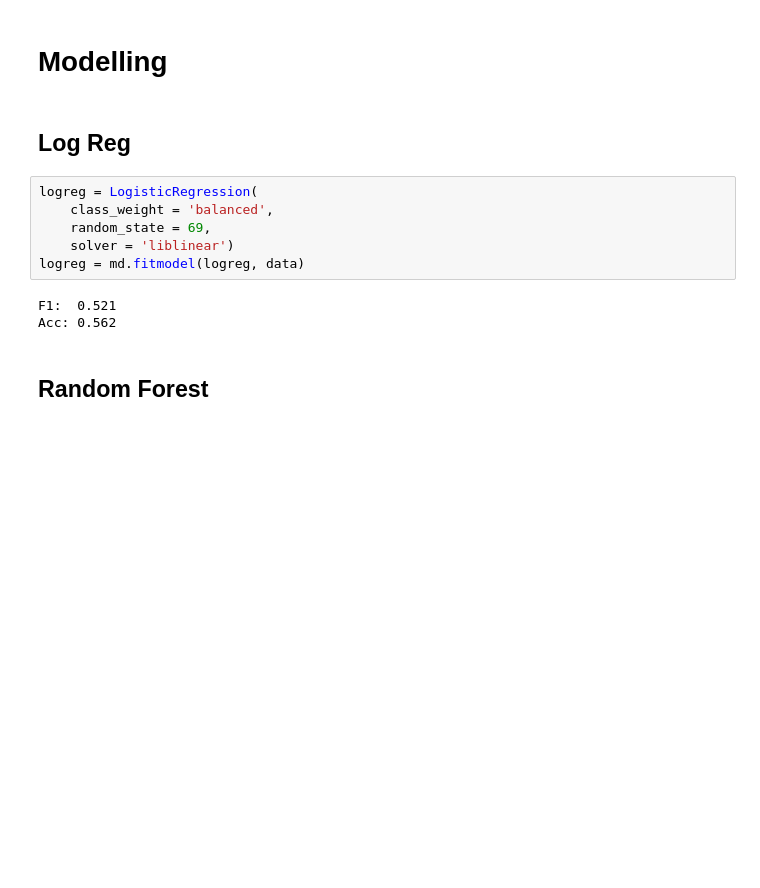
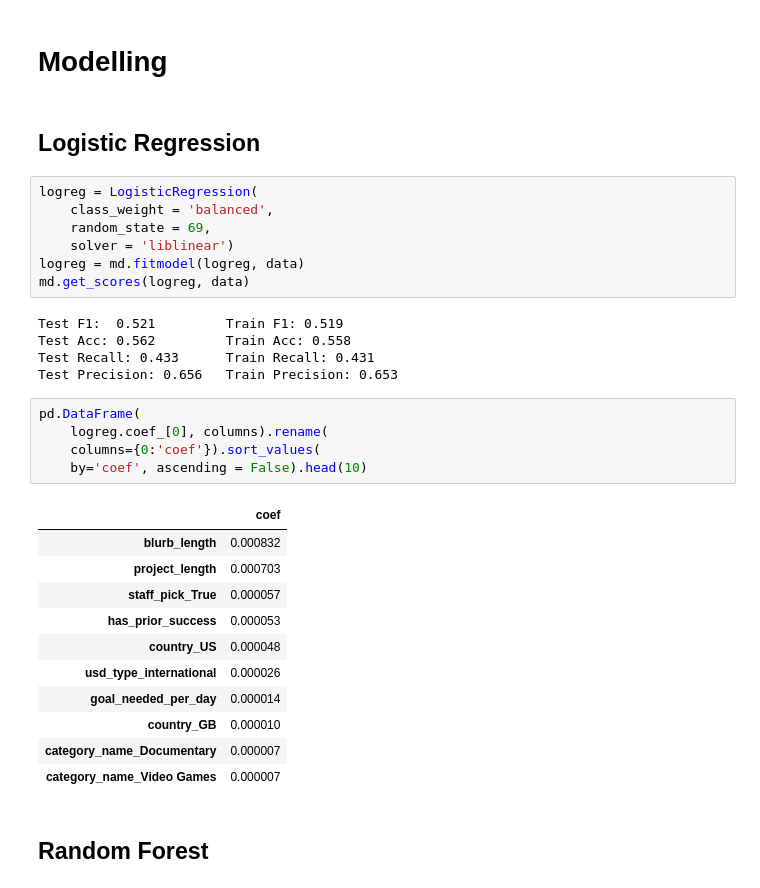
Before and after one commit to griffinhundley/kickstarter_success, a Jupyter notebook: notebooks/griff.ipynb, the cells around one changed output. Saved outputs shown, nothing was run; the diff lists cells and outputs as text; blank space fills up the shorter version.

```diff
--- a/notebooks/griff.ipynb
+++ b/notebooks/griff.ipynb
@@ -291,17 +288,37 @@ data = md.tts(df)
 columns = data[0].columns
 # %% [markdown]
 # Modelling
-# %% [markdown]
-## Log Reg
+# %% [markdown]
+## Logistic Regression
 # %%
 logreg = LogisticRegression(
     class_weight = 'balanced',
     random_state = 69,
     solver = 'liblinear')
 logreg = md.fitmodel(logreg, data)
+md.get_scores(logreg, data)
 # %% [output]
-F1:  0.521
-Acc: 0.562
+Test F1:  0.521         Train F1: 0.519
+Test Acc: 0.562         Train Acc: 0.558
+Test Recall: 0.433      Train Recall: 0.431
+Test Precision: 0.656   Train Precision: 0.653
+# %%
+pd.DataFrame(
+    logreg.coef_[0], columns).rename(
+    columns={0:'coef'}).sort_values(
+    by='coef', ascending = False).head(10)
+# %% [output]
+|  | coef |
+| blurb_length | 0.000832 |
+| project_length | 0.000703 |
+| staff_pick_True | 0.000057 |
+| has_prior_success | 0.000053 |
+| country_US | 0.000048 |
+| usd_type_international | 0.000026 |
+| goal_needed_per_day | 0.000014 |
+| country_GB | 0.000010 |
+| category_name_Documentary | 0.000007 |
+| category_name_Video Games | 0.000007 |
 # %% [markdown]
 ## Random Forest
 # %%
```
Also changed, not shown: parts of 20 cells of this notebook, 2 other files.
